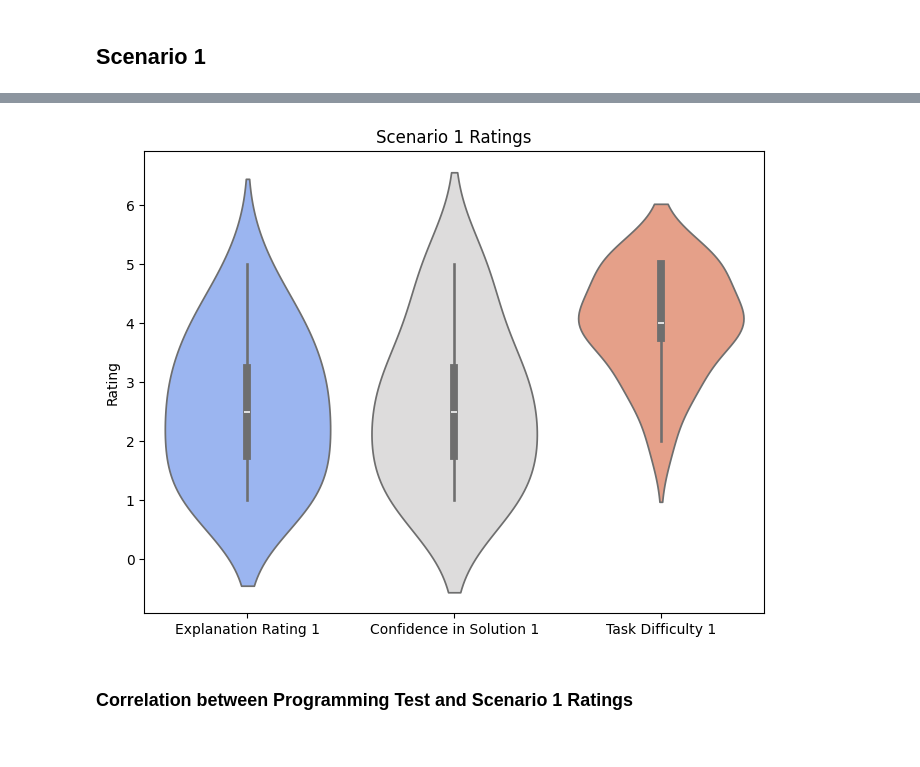
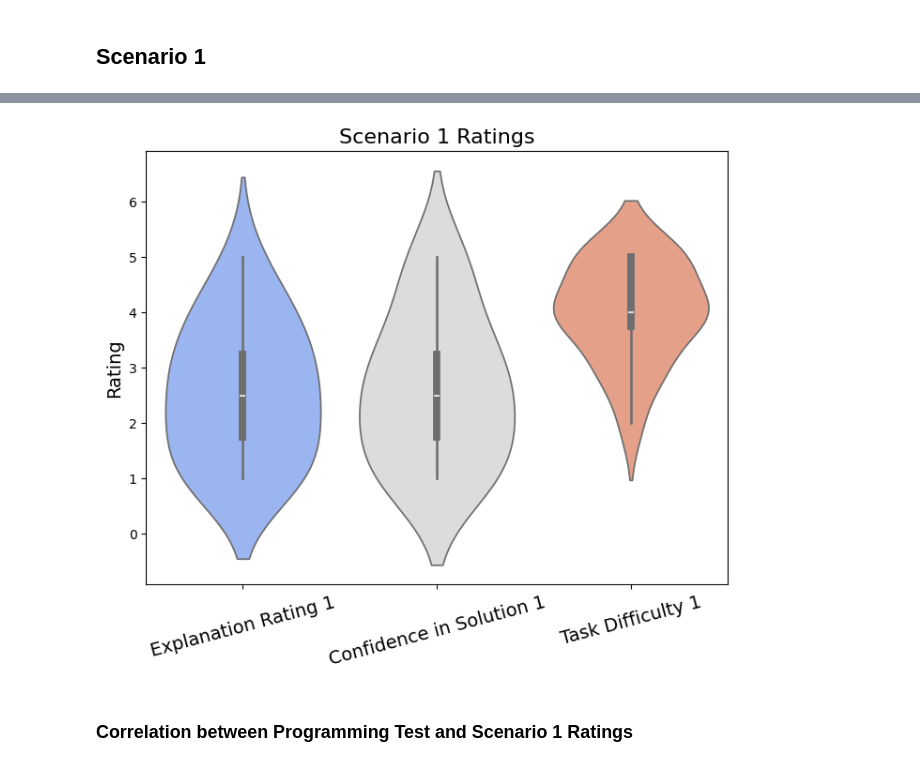
Before and after one commit to valeriatisch/LLM4FailureExplanation, a Jupyter notebook: survey/evaluation.ipynb, the cells around one changed output, grey strips where cells are left out. Saved outputs shown, nothing was run; the diff lists cells and outputs as text; code cells hidden in the pictures.

```diff
--- a/survey/evaluation.ipynb
+++ b/survey/evaluation.ipynb
@@ -169,12 +170,13 @@ for column in ratings_df_1.columns[1:]:
 # %%
 plt.figure(figsize=(8, 6))
 sns.violinplot(data=ratings_df_1.iloc[:, 1:], palette='coolwarm')
-plt.title('Scenario 1 Ratings')
-plt.ylabel('Rating')
-plt.savefig(visualizations_dir / 'scenario_1_ratings_violinplot.png', dpi=1200)
+plt.title('Scenario 1 Ratings', fontsize=16)
+plt.ylabel('Rating', fontsize=14)
+plt.xticks(fontsize=14, rotation=15)
+plt.savefig(visualizations_dir / 'scenario_1_ratings_violinplot.png', dpi=1200, bbox_inches='tight')
 plt.show()
 # %% [output]
-[figure, old version]
+[figure, new version]
 # %% [markdown]
 ### Correlation between Programming Test and Scenario 1 Ratings
 # %%
```
Also changed, not shown: parts of 32 cells of this notebook, 44 other files.
